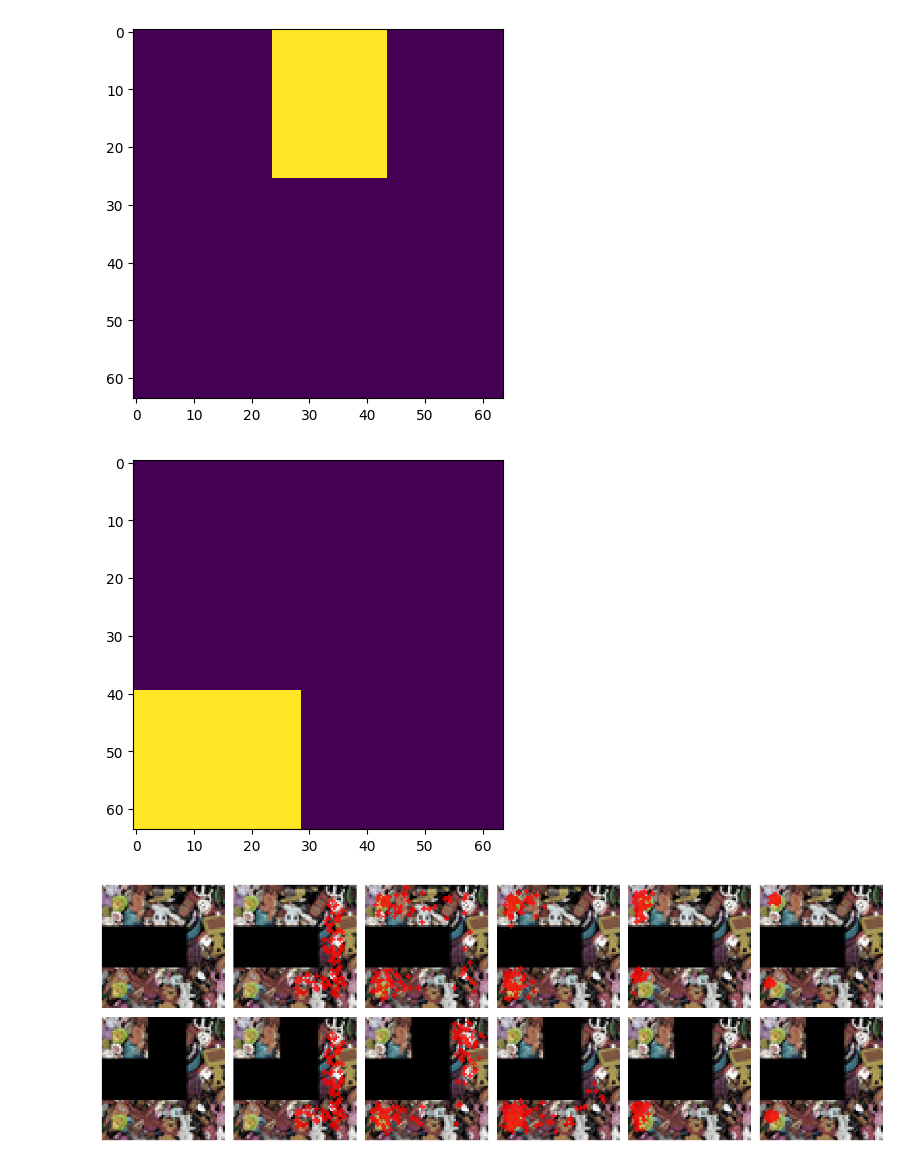
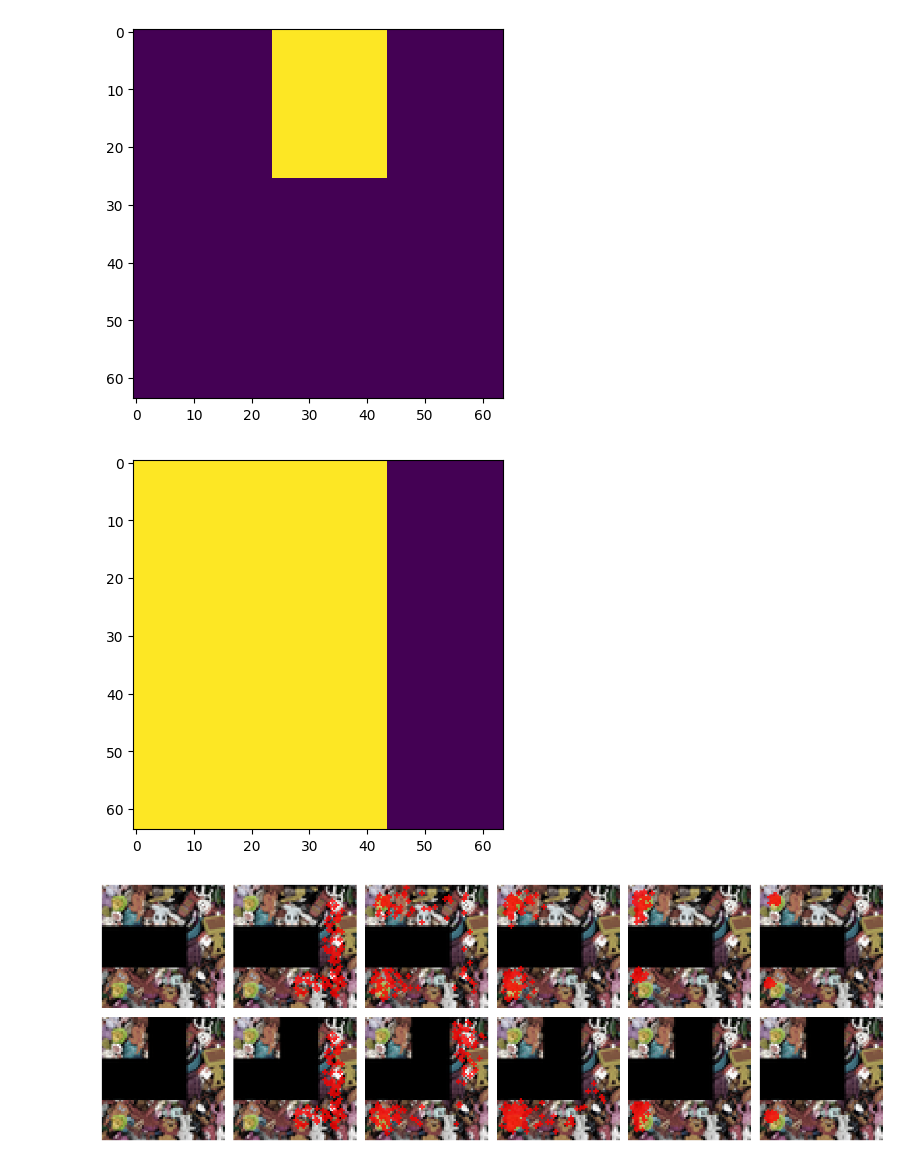
Before and after one commit to pranaboy72/denoisingheat, a Jupyter notebook: inference.ipynb, the cells around one changed output. Saved outputs shown, nothing was run; the diff lists cells and outputs as text; code cells hidden in the pictures.

```diff
--- a/inference.ipynb
+++ b/inference.ipynb
@@ -128,11 +158,11 @@ plt.show()
 [figure]
 [figure]
 # %%
-obstacle_added2 = convert_to_obstacle_masks(1, background2[0].size, img_size, [[0,150,120,260]])
-obstacle_added3 = convert_to_obstacle_masks(1, background2[0].size, img_size, [[0,0,120,100]])
+obstacle_added2 = convert_to_obstacle_masks(1, background2[0].size, img_size, [[0,0,180,260]])
+# obstacle_added3 = convert_to_obstacle_masks(1, background2[0].size, img_size, [[0,0,120,100]])
 plt.imshow(obstacle_added2[0].cpu().numpy())
 plt.show()
 # %% [output]
-[figure, old version]
+[figure, new version]
 # %%
 # Evaluation - Single goal
```
Also changed, not shown: parts of 11 cells of this notebook, 11 other files.
